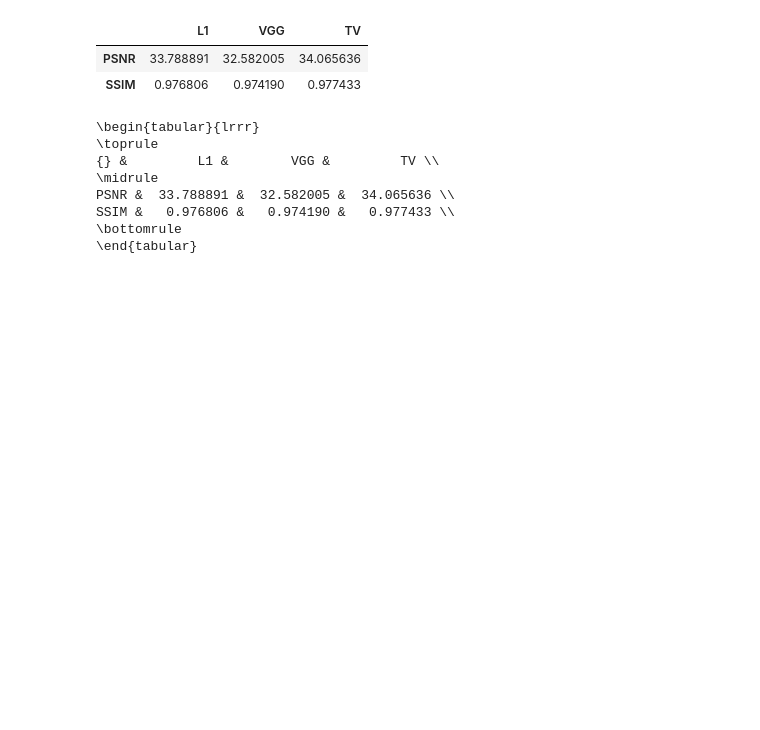
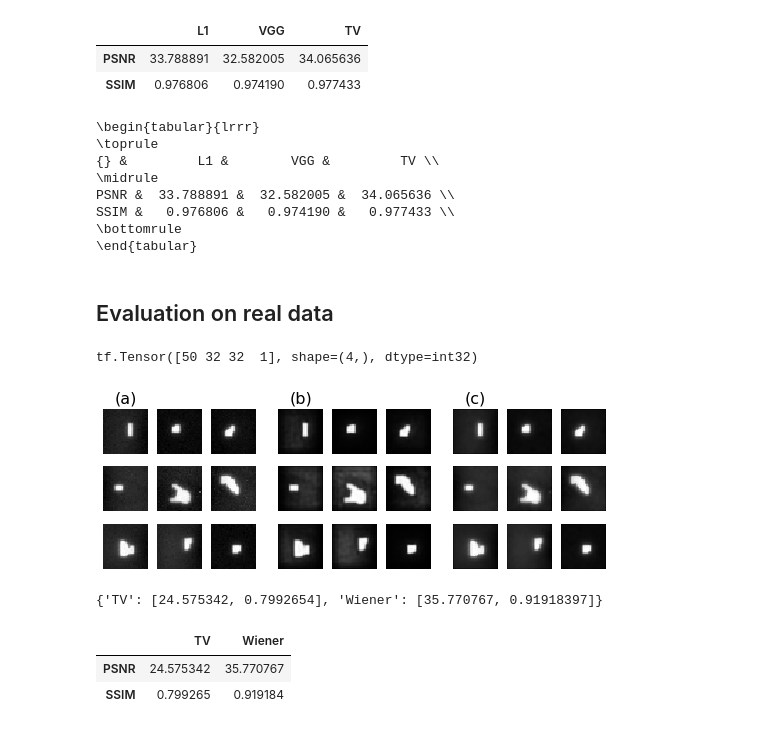
Before and after one commit to priyakasimbeg/cs231n, a Jupyter notebook: SummarizeResults.ipynb, the cells around one changed output. Saved outputs shown, nothing was run; the diff lists cells and outputs as text; code cells hidden in the pictures; blank space fills up the shorter version.

Commit message:
Added comparison to Wiener

```diff
--- a/SummarizeResults.ipynb
+++ b/SummarizeResults.ipynb
@@ -82,3 +79,29 @@ PSNR &  33.788891 &  32.582005 &  34.065636 \\
 SSIM &   0.976806 &   0.974190 &   0.977433 \\
 \bottomrule
 \end{tabular}
+# %% [markdown]
+## Evaluation on real data
+# %%
+errors, fig = compareMethods('TV')
+# %% [output]
+tf.Tensor([50 32 32  1], shape=(4,), dtype=int32)
+[figure, added]
+# %%
+errors
+# %% [output]
+{'TV': [24.575342, 0.7992654], 'Wiener': [35.770767, 0.91918397]}
+# %%
+names = ['TV', 'Wiener']
+metric_names = ['PSNR', 'SSIM']
+
+data = np.zeros((len(metric_names), len(names)))
+
+for i, name in enumerate(names):
+    data[:, i] = errors[name]
+
+df = pd.DataFrame(data, columns=names, index=metric_names)
+df
+# %% [output]
+|  | TV | Wiener |
+| PSNR | 24.575342 | 35.770767 |
+| SSIM | 0.799265 | 0.919184 |
```
Also changed, not shown: parts of 2 cells of this notebook, 2 other files.
